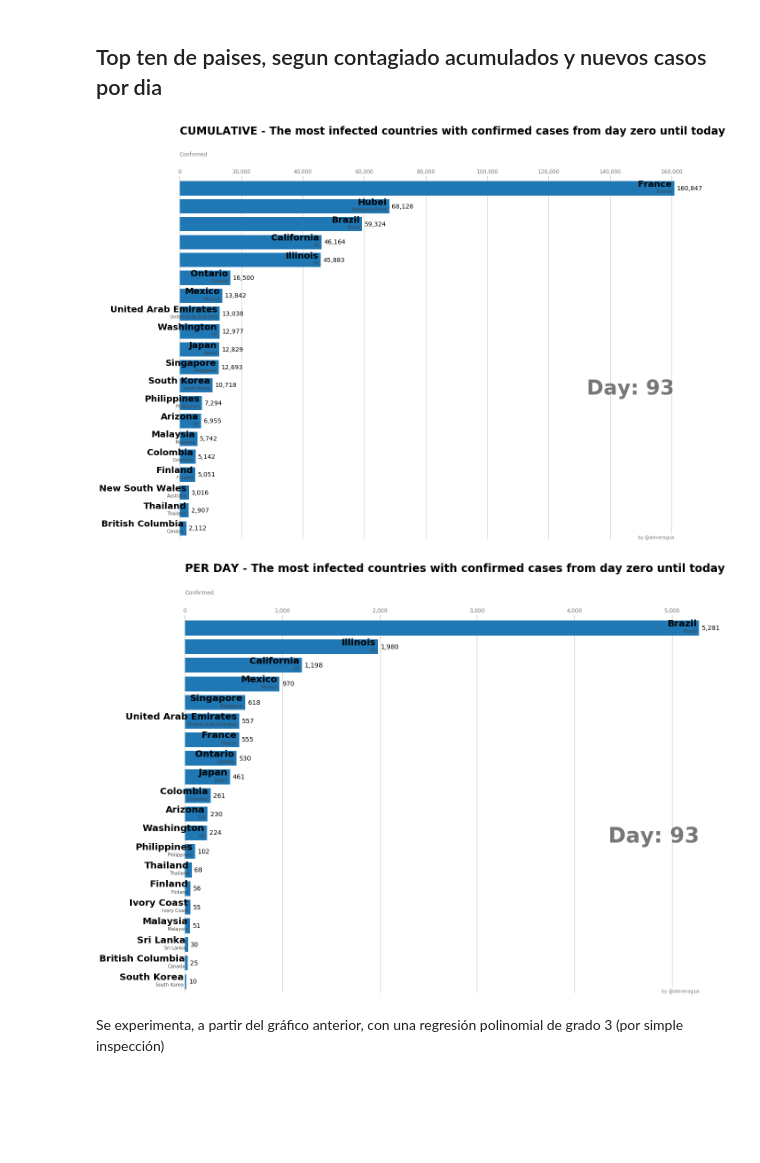
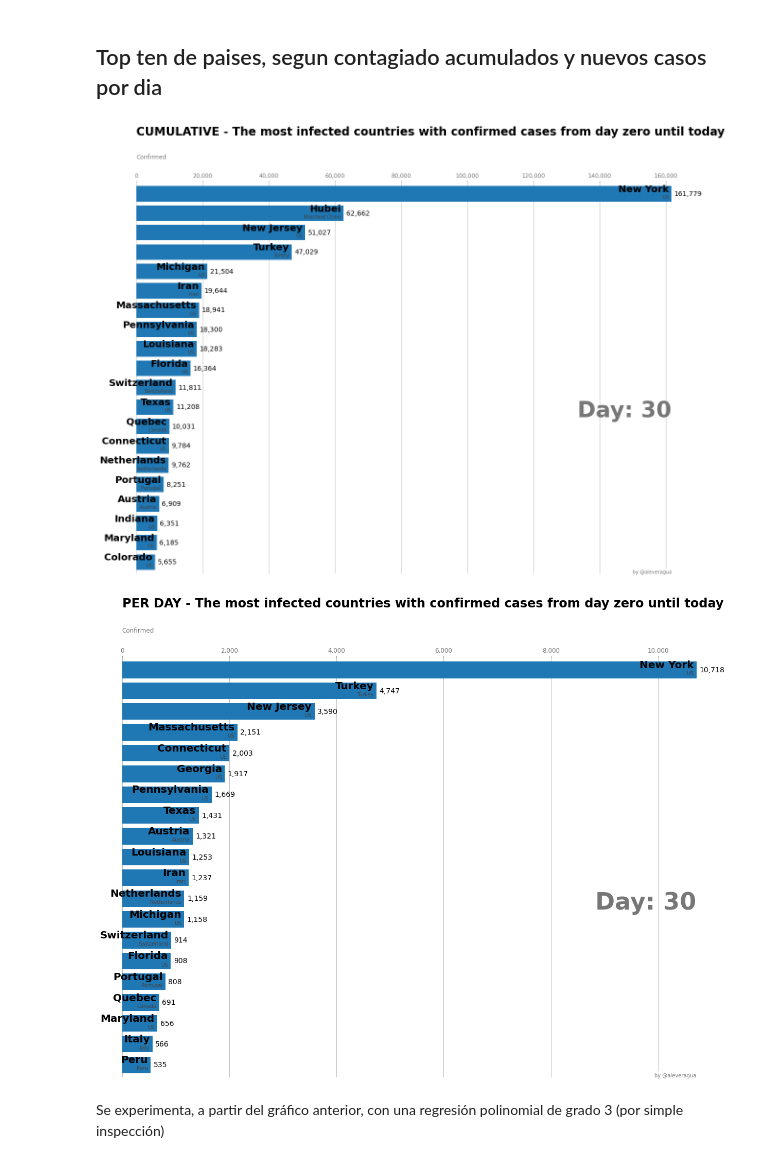
Before and after one commit to joseespinadote/proyecto_intro_mineria, a Jupyter notebook: miner-a-de-coronavirus.ipynb, the cells around one changed output. Cells and saved outputs as stored; diff of their text form; code cells hidden in the pictures; blank space fills up the shorter version.

```diff
--- a/miner-a-de-coronavirus.ipynb
+++ b/miner-a-de-coronavirus.ipynb
@@ -622,14 +619,14 @@ def draw_barchart(snapshot=30, name='region', value='num_confirmados', by='num_d
 # %%
 name = 'region'
 value = 'acc_confirmados'
 by = 'num_dia_desde_primer_caso'
 top = 20
 title = 'CUMULATIVE - The most infected countries with confirmed cases from day zero until today'
 
-fig, ax = draw_barchart(snapshot=93, name=name, value=value, by=by, top=top, title=title)
+fig, ax = draw_barchart(snapshot=30, name=name, value=value, by=by, top=top, title=title)
 fig.savefig('figures/top_'+str(top)+'_'+value+'_'+by)
 # %% [output]
-[figure, old version]
+[figure, new version]
 # %%
 name = 'region'
 value = 'num_confirmados'
@@ -637,10 +634,10 @@ by = 'num_dia_desde_primer_caso'
 top = 20
 title = 'PER DAY - The most infected countries with confirmed cases from day zero until today'
 
-fig, ax = draw_barchart(snapshot=93, name=name, value=value, by=by, top=top, title=title)
+fig, ax = draw_barchart(snapshot=30, name=name, value=value, by=by, top=top, title=title)
 fig.savefig('figures/top_'+str(top)+'_'+value+'_'+by)
 # %% [output]
-[figure, old version]
+[figure, new version]
 # %% [markdown]
 Se experimenta, a partir del gráfico anterior, con una regresión polinomial de grado 3 (por simple inspección)
 # %%
```
Also changed, not shown: parts of 11 cells of this notebook.
